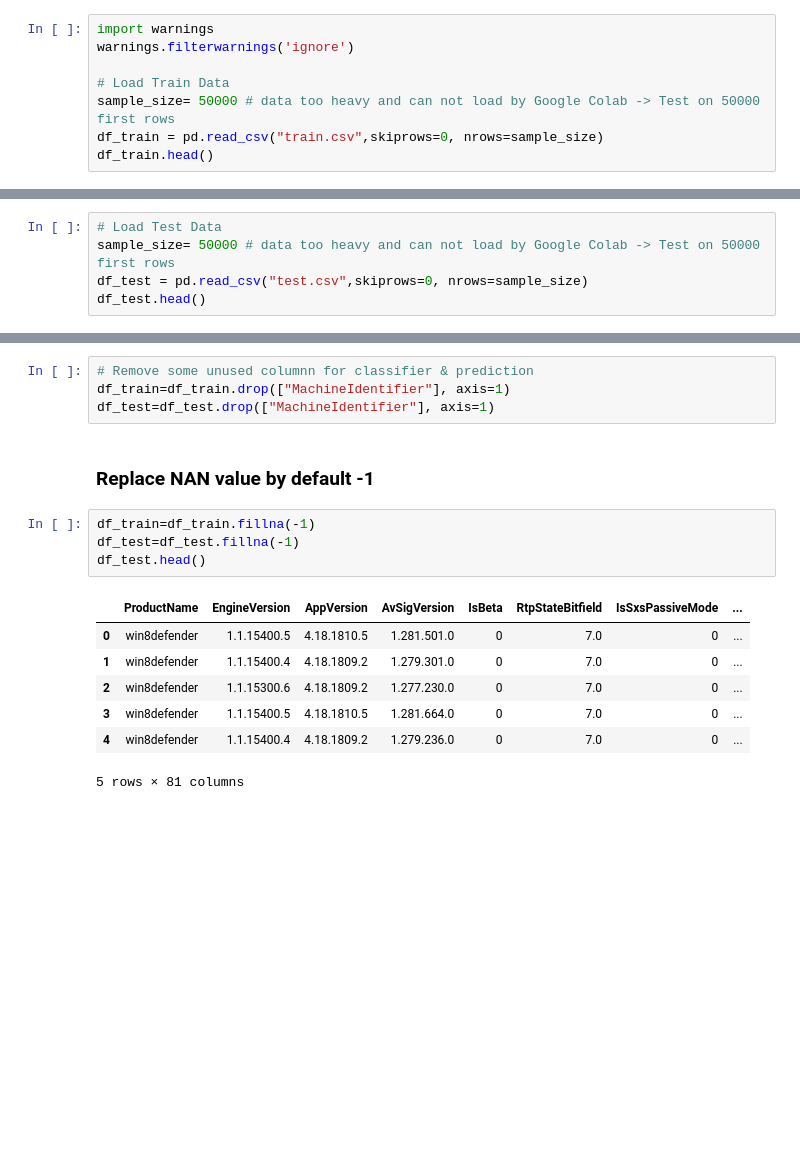
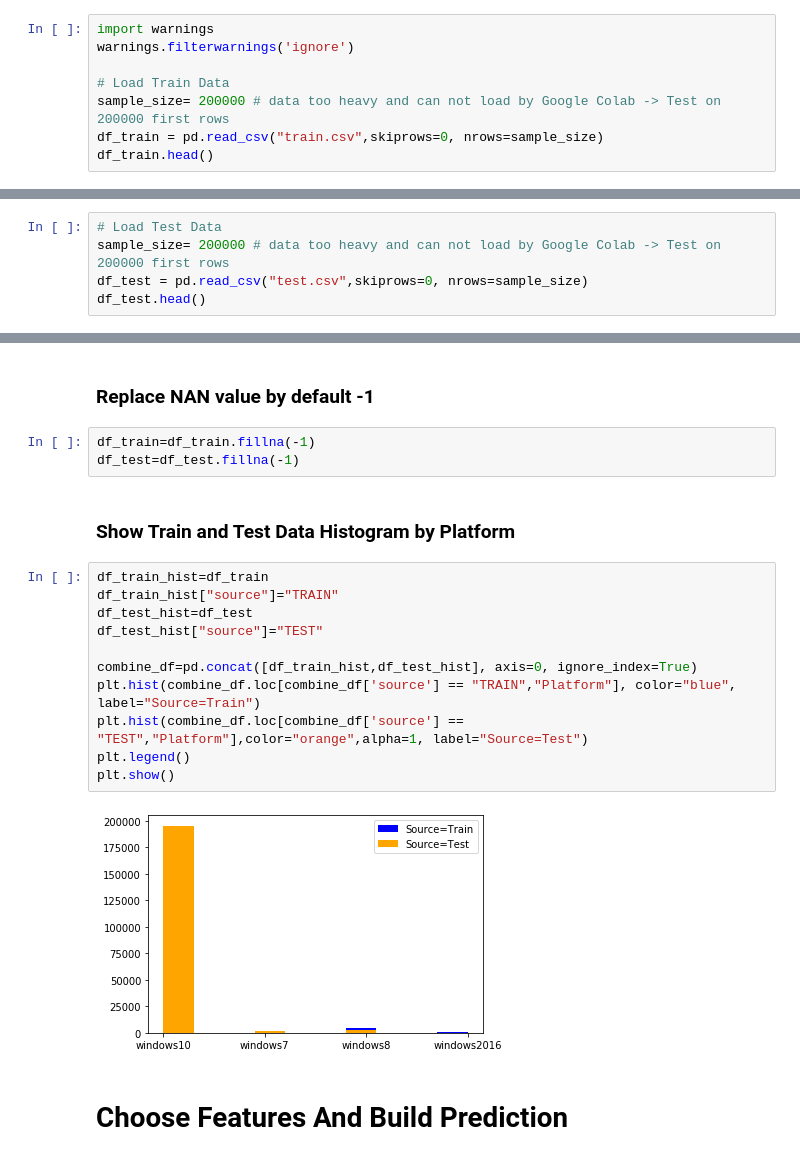
Before and after one commit to OnePassio/CE888, a Jupyter notebook: Project/Assignment1.ipynb, the cells around one changed output, grey strips where cells are left out. Saved outputs shown, nothing was run; the diff lists cells and outputs as text; blank space fills up the shorter version.

```diff
--- a/Project/Assignment1.ipynb
+++ b/Project/Assignment1.ipynb
@@ -56,7 +56,7 @@ import warnings
 warnings.filterwarnings('ignore')
 
 # Load Train Data
-sample_size= 50000 # data too heavy and can not load by Google Colab -> Test on 50000 first rows
+sample_size= 200000 # data too heavy and can not load by Google Colab -> Test on 200000 first rows
 df_train = pd.read_csv("train.csv",skiprows=0, nrows=sample_size)
 df_train.head()
 # %% [output]
@@ -69,7 +69,7 @@ df_train.head()
 5 rows × 83 columns
 # %%
 # Load Test Data
-sample_size= 50000 # data too heavy and can not load by Google Colab -> Test on 50000 first rows
+sample_size= 200000 # data too heavy and can not load by Google Colab -> Test on 200000 first rows
 df_test = pd.read_csv("test.csv",skiprows=0, nrows=sample_size)
 df_test.head()
 # %% [output]
@@ -88,18 +85,22 @@ df_test.head()
-# %%
-# Remove some unused columnn for classifier & prediction
-df_train=df_train.drop(["MachineIdentifier"], axis=1)
-df_test=df_test.drop(["MachineIdentifier"], axis=1)
 # %% [markdown]
 ### Replace NAN value by default -1
 # %%
 df_train=df_train.fillna(-1)
 df_test=df_test.fillna(-1)
-df_test.head()
-# %% [output]
-|  | ProductName | EngineVersion | AppVersion | AvSigVersion | IsBeta | RtpStateBitfield | IsSxsPassiveMode | ... |
-| 0 | win8defender | 1.1.15400.5 | 4.18.1810.5 | 1.281.501.0 | 0 | 7.0 | 0 | ... |
-| 1 | win8defender | 1.1.15400.4 | 4.18.1809.2 | 1.279.301.0 | 0 | 7.0 | 0 | ... |
-| 2 | win8defender | 1.1.15300.6 | 4.18.1809.2 | 1.277.230.0 | 0 | 7.0 | 0 | ... |
-| 3 | win8defender | 1.1.15400.5 | 4.18.1810.5 | 1.281.664.0 | 0 | 7.0 | 0 | ... |
-| 4 | win8defender | 1.1.15400.4 | 4.18.1809.2 | 1.279.236.0 | 0 | 7.0 | 0 | ... |
-5 rows × 81 columns
+# %% [markdown]
+### Show Train and Test Data Histogram by Platform
+# %%
+df_train_hist=df_train
+df_train_hist["source"]="TRAIN"
+df_test_hist=df_test
+df_test_hist["source"]="TEST"
+
+combine_df=pd.concat([df_train_hist,df_test_hist], axis=0, ignore_index=True)
+plt.hist(combine_df.loc[combine_df['source'] == "TRAIN","Platform"], color="blue", label="Source=Train")
+plt.hist(combine_df.loc[combine_df['source'] == "TEST","Platform"],color="orange",alpha=1, label="Source=Test")
+plt.legend()
+plt.show()
+# %% [output]
+[figure, added]
+# %% [markdown]
+# Choose Features And Build Prediction
```
Also changed, not shown: parts of 1 cell of this notebook.
